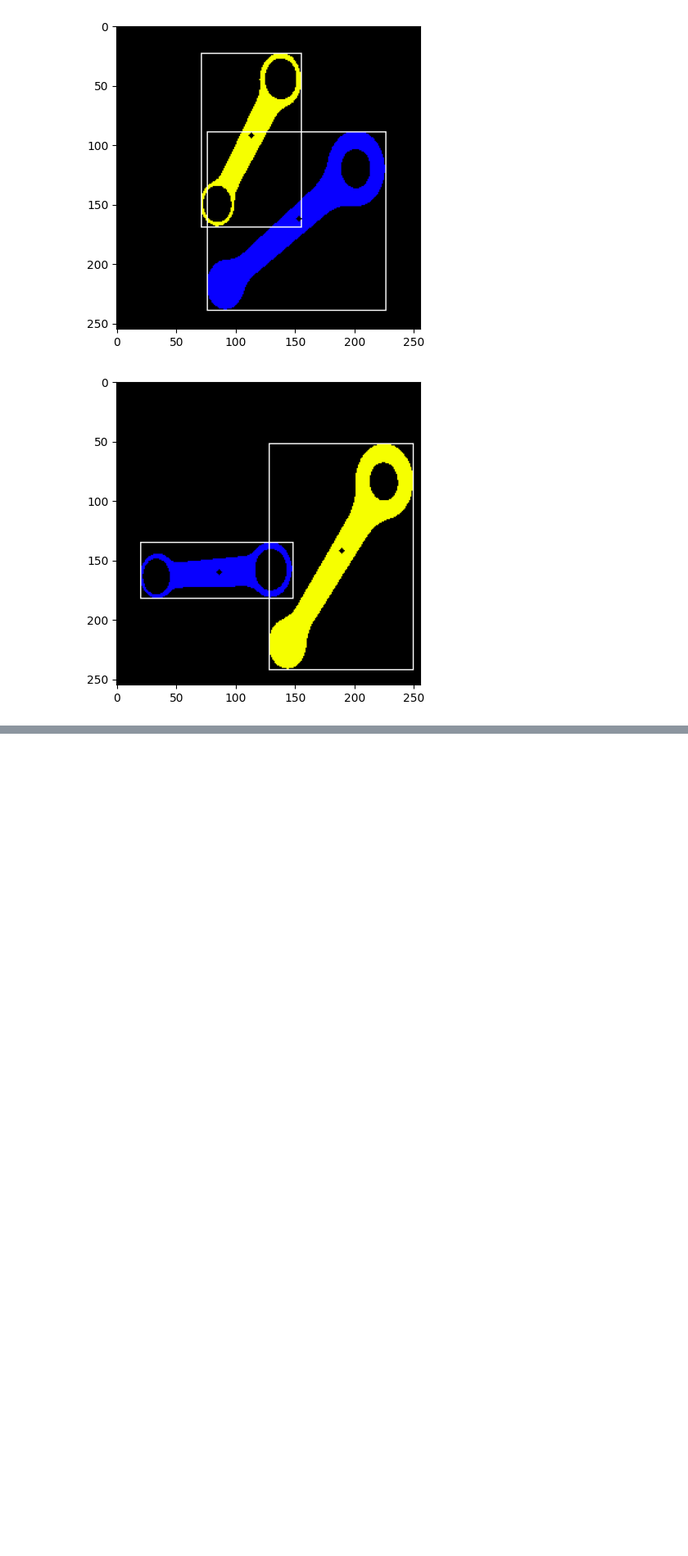
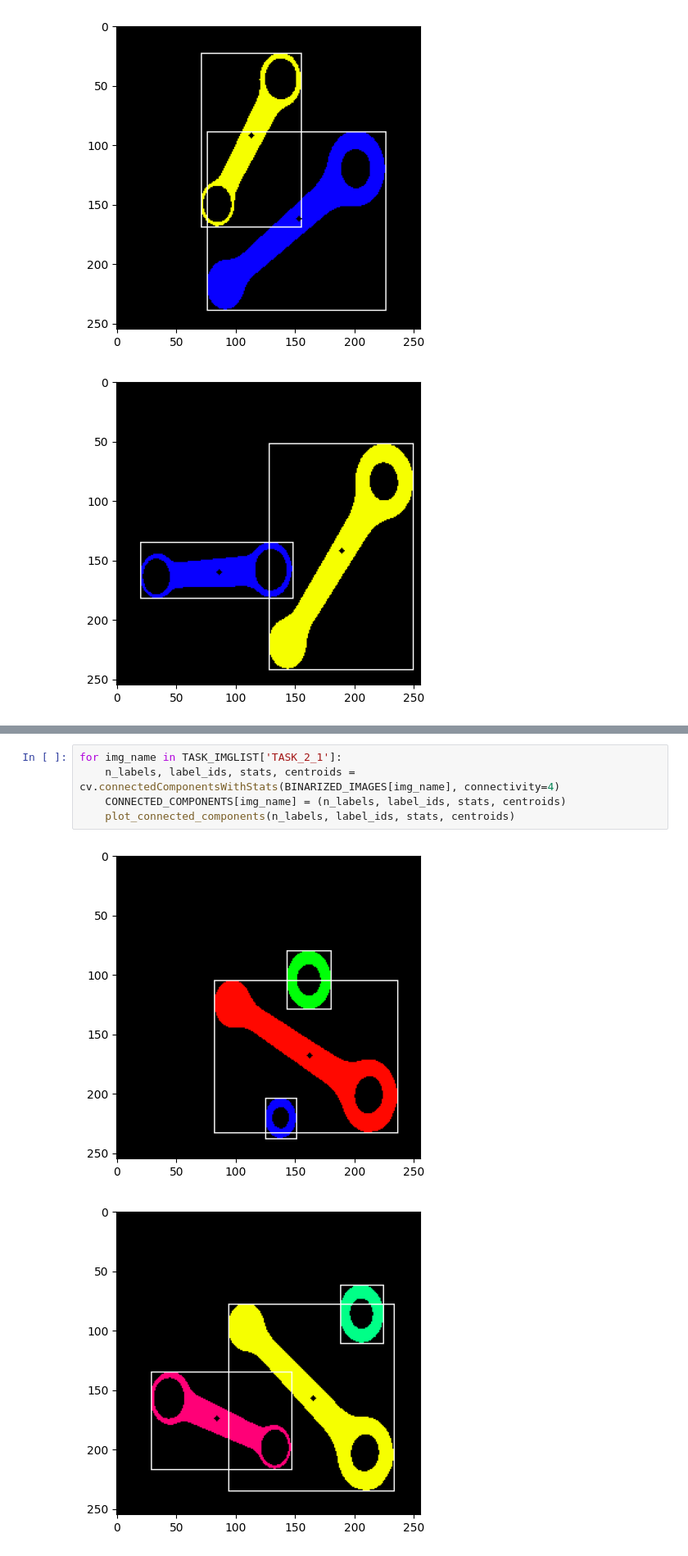
Before and after one commit to MrCr4ft/IPCV_Project, a Jupyter notebook: Visual Inspection of Motorcycle Connecting Rods.ipynb, the cells around one changed output, grey strips where cells are left out. Shown at 82% size. Drawn from its saved outputs; the diff is of its cells as text; blank space fills up the shorter version.

```diff
--- a/Visual Inspection of Motorcycle Connecting Rods.ipynb
+++ b/Visual Inspection of Motorcycle Connecting Rods.ipynb
@@ -244,0 +281,8 @@ The only hole in the rod is at position (50.980316162109375, 199.88467407226562)
+# %%
+for img_name in TASK_IMGLIST['TASK_2_1']:
+    n_labels, label_ids, stats, centroids = cv.connectedComponentsWithStats(BINARIZED_IMAGES[img_name], connectivity=4)
+    CONNECTED_COMPONENTS[img_name] = (n_labels, label_ids, stats, centroids)
+    plot_connected_components(n_labels, label_ids, stats, centroids)
+# %% [output]
+[figure, added]
+[figure, added]
```
Also changed, not shown: parts of 12 cells of this notebook.
